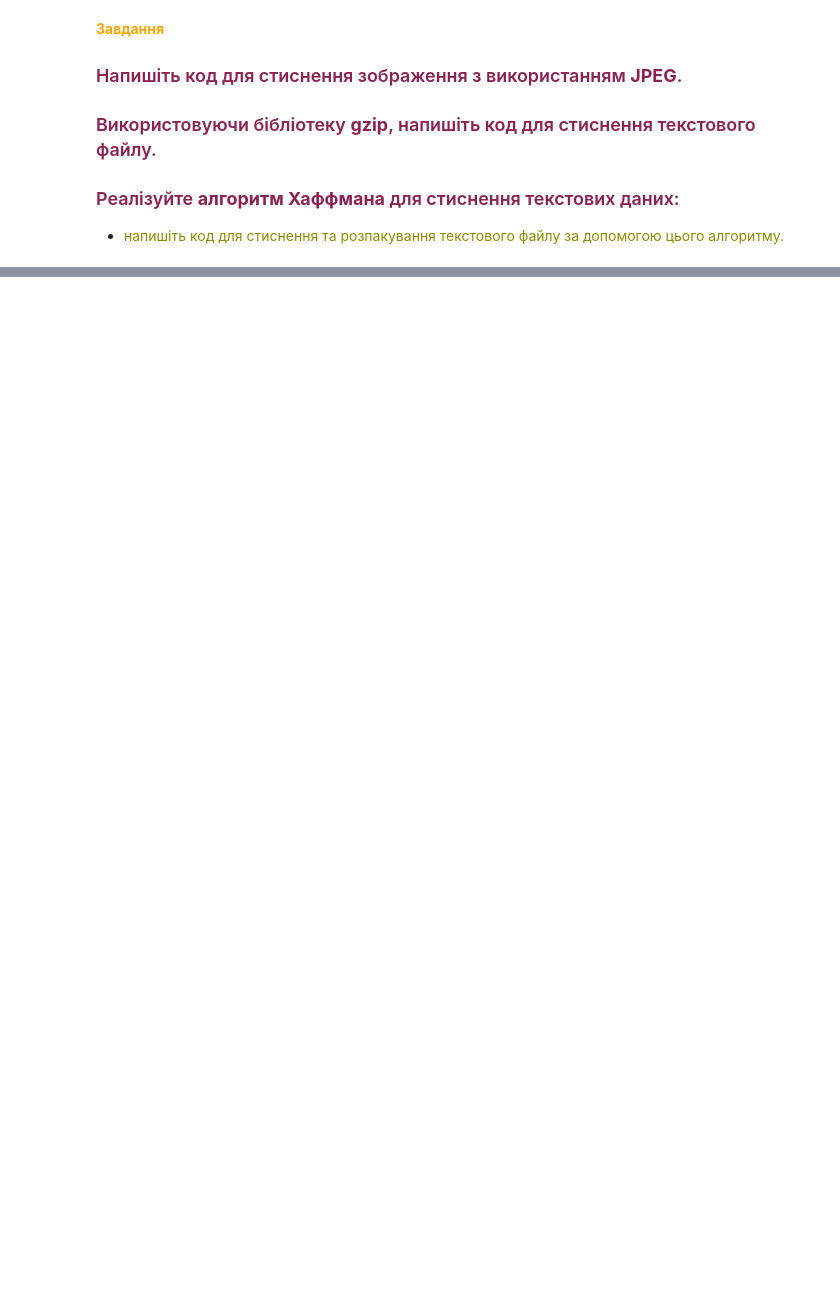
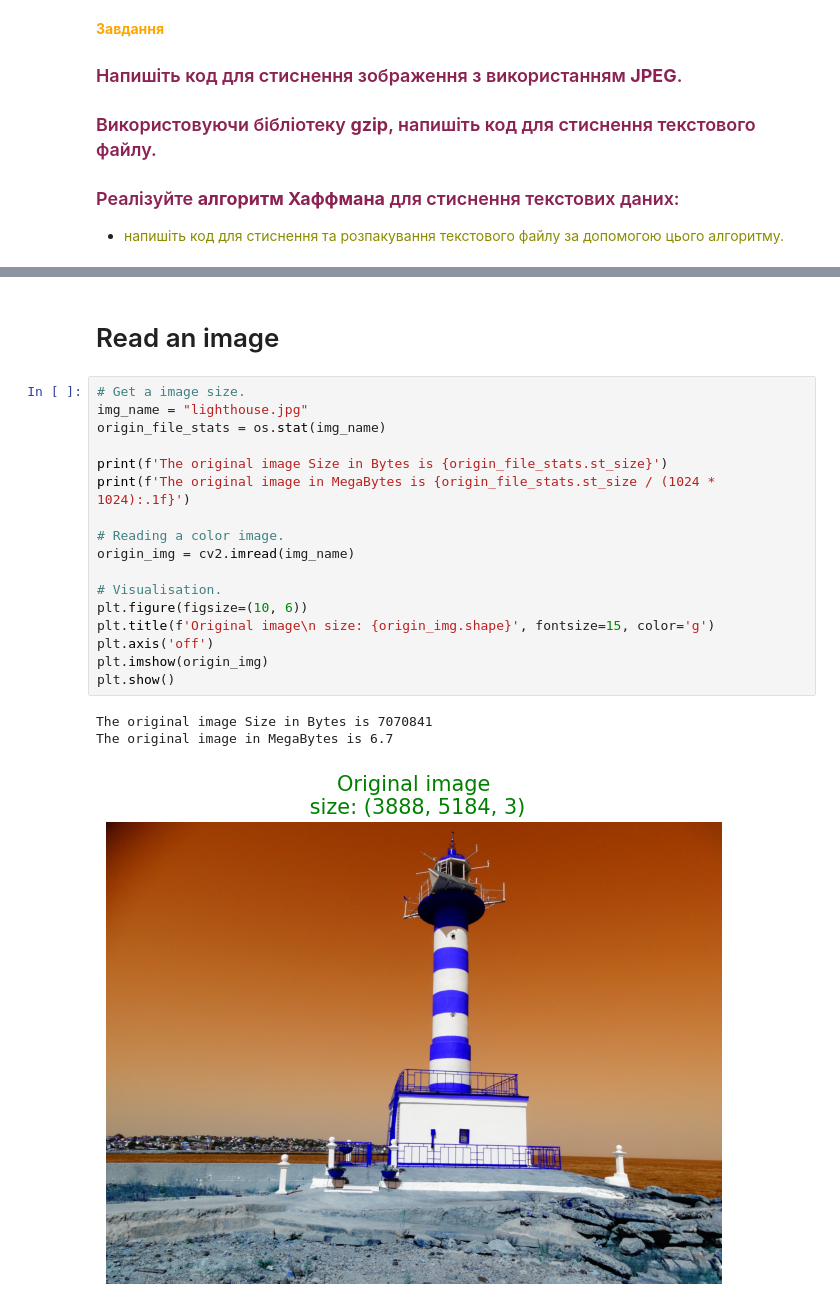
Before and after one commit to OleksiiHayvoronskyi/lesson_61, a Jupyter notebook: Lesson_61_EncodingCompression.ipynb, the cells around one changed output, grey strips where cells are left out. Drawn from its saved outputs; the diff is of its cells as text; blank space fills up the shorter version.

```diff
--- a/Lesson_61_EncodingCompression.ipynb
+++ b/Lesson_61_EncodingCompression.ipynb
@@ -44,0 +19,23 @@ imshow('Квантове', quant_image.astype(np.uint8))
+# %% [markdown]
+# Read an image
+# %%
+# Get a image size.
+img_name = "lighthouse.jpg"
+origin_file_stats = os.stat(img_name)
+
+print(f'The original image Size in Bytes is {origin_file_stats.st_size}')
+print(f'The original image in MegaBytes is {origin_file_stats.st_size / (1024 * 1024):.1f}')
+
+# Reading a color image.
+origin_img = cv2.imread(img_name)
+
+# Visualisation.
+plt.figure(figsize=(10, 6))
+plt.title(f'Original image\n size: {origin_img.shape}', fontsize=15, color='g')
+plt.axis('off')
+plt.imshow(origin_img)
+plt.show()
+# %% [output]
+The original image Size in Bytes is 7070841
+The original image in MegaBytes is 6.7
+[figure, added]
```
Also changed, not shown: parts of 23 cells of this notebook.
